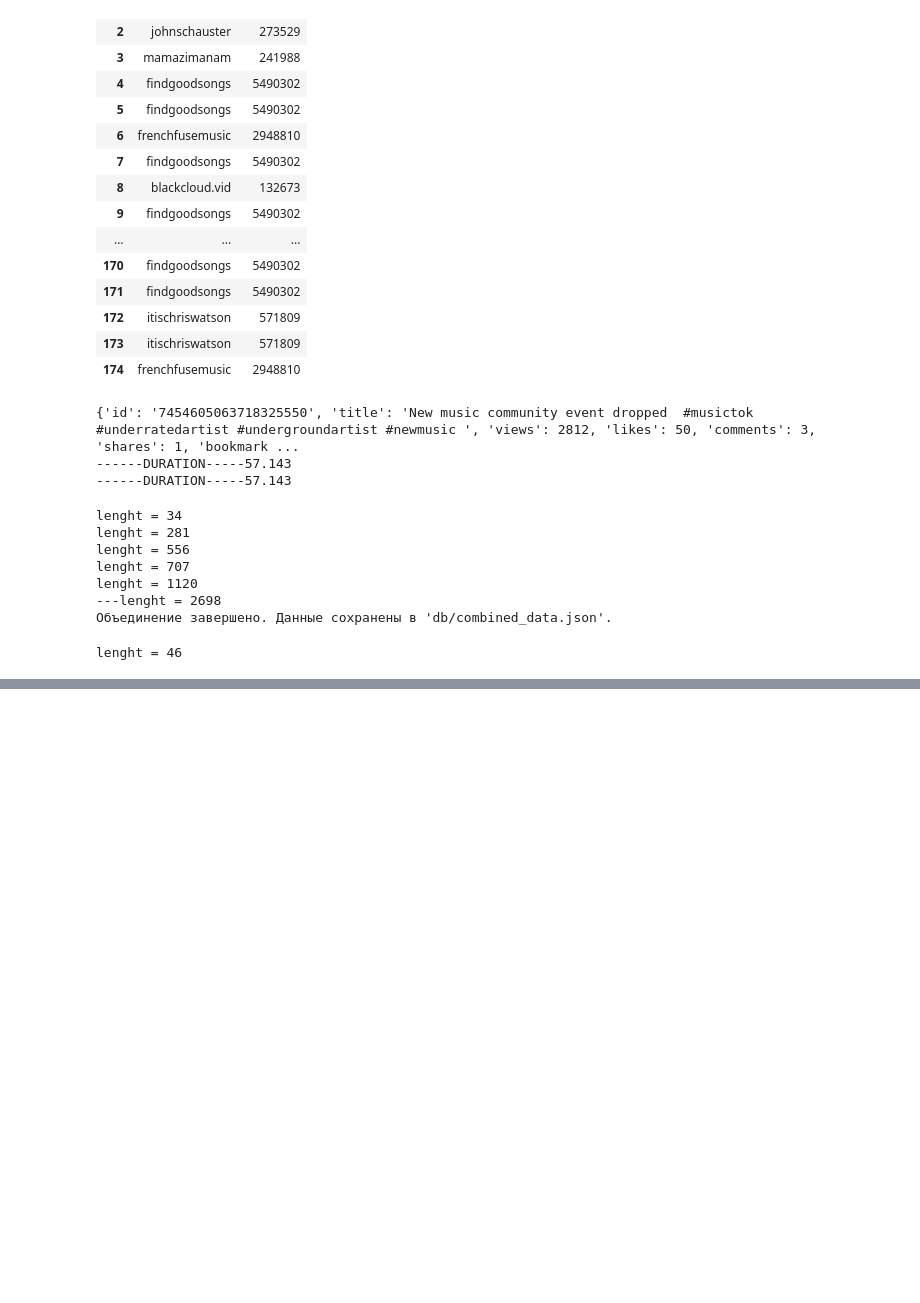
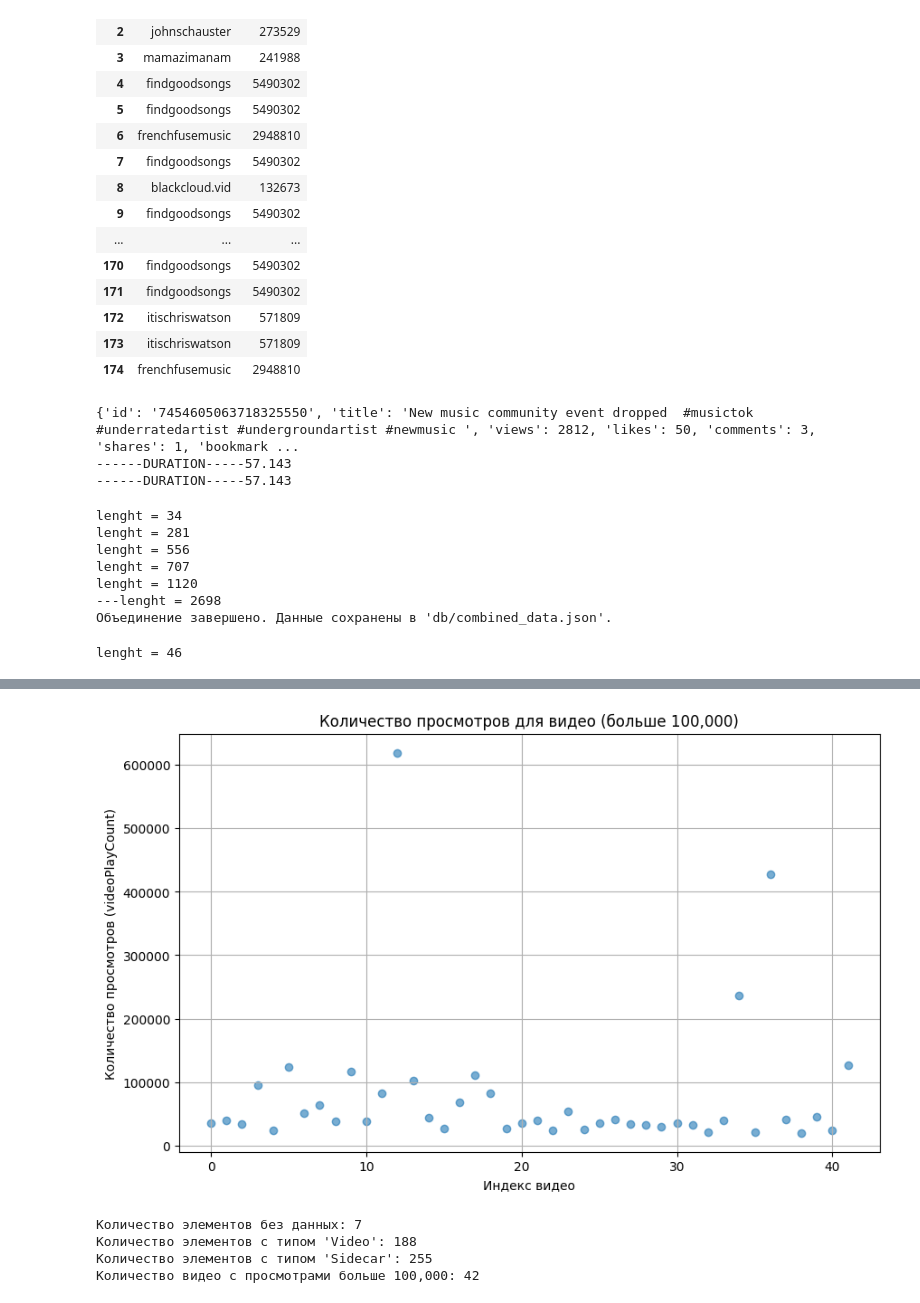
Before and after one commit to olewhale/trndwtchai, a Jupyter notebook: check.ipynb, the cells around one changed output, grey strips where cells are left out. Saved outputs shown, nothing was run; the diff lists cells and outputs as text; code cells hidden in the pictures; blank space fills up the shorter version.

```diff
--- a/check.ipynb
+++ b/check.ipynb
@@ -891,0 +914,48 @@ lenght = 46
+# %%
+import json
+import pandas as pd
+import matplotlib.pyplot as plt
+
+# Загрузка данных
+try:
+    with open('db/26/potok_vkovalevskiy_database_20250110_174435.json', 'r', encoding='utf-8') as file:
+        data = json.load(file)
+except FileNotFoundError:
+    print("Файл не найден. Проверьте путь к файлу.")
+
+# 1. Подсчет элементов без данных
+not_found_count = sum(1 for item in data if item.get("error") == "not_found")
+
+# 2. Подсчет элементов с ключом "type": "Video"
+video_count = sum(1 for item in data if item.get("type") == "Video")
+
+# 3. Подсчет элементов с ключом "type": "Sidecar"
+sidecar_count = sum(1 for item in data if item.get("type") == "Sidecar")
+
+# 4. Подготовка данных для графика
+video_data = [item for item in data if item.get("type") == "Video"]
+video_play_counts = [item.get("videoPlayCount", 0) for item in video_data]
+
+# Фильтрация данных: оставляем только видео с количеством просмотров больше 100,000
+filtered_play_counts = [count for count in video_play_counts if count > 20000]
+
+# Построение графика
+plt.figure(figsize=(10, 6))
+plt.scatter(range(len(filtered_play_counts)), filtered_play_counts, alpha=0.6)
+plt.title('Количество просмотров для видео (больше 100,000)')
+plt.xlabel('Индекс видео')
+plt.ylabel('Количество просмотров (videoPlayCount)')
+plt.grid()
+plt.show()
+
+# Вывод результатов
+print(f"Количество элементов без данных: {not_found_count}")
+print(f"Количество элементов с типом 'Video': {video_count}")
+print(f"Количество элементов с типом 'Sidecar': {sidecar_count}")
+print(f"Количество видео с просмотрами больше 100,000: {len(filtered_play_counts)}")
+# %% [output]
+[figure, added]
+Количество элементов без данных: 7
+Количество элементов с типом 'Video': 188
+Количество элементов с типом 'Sidecar': 255
+Количество видео с просмотрами больше 100,000: 42
```
Also changed, not shown: parts of 1 cell of this notebook, 2 other files.
